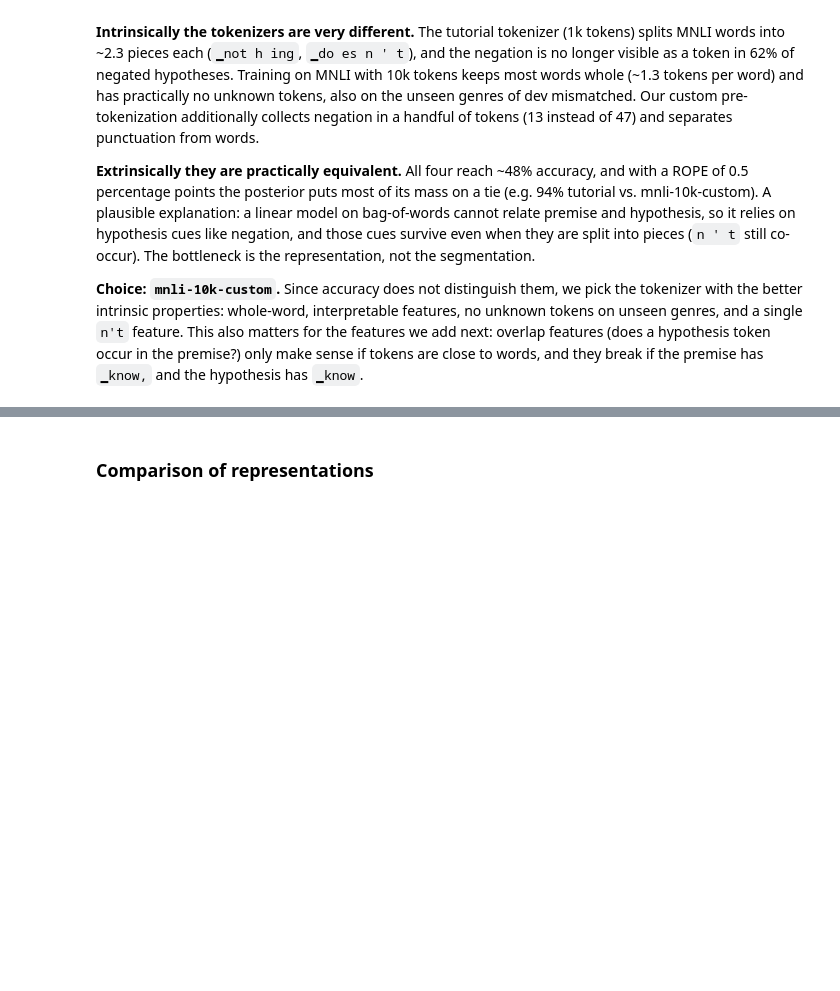
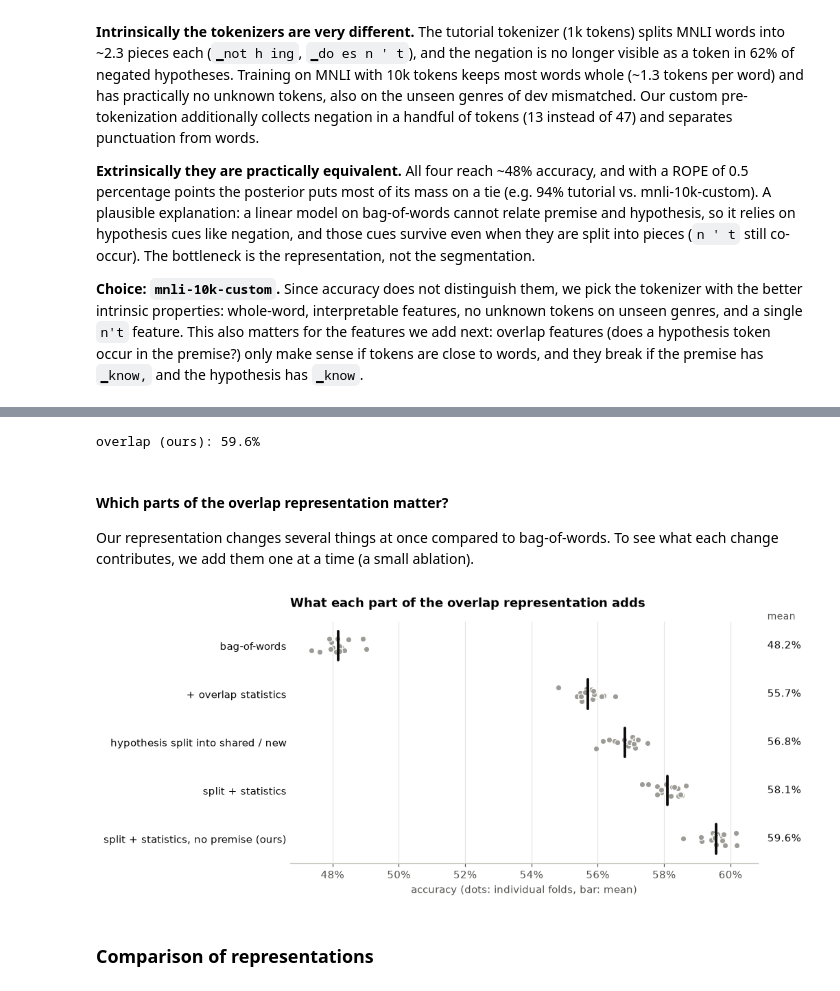
Before and after one commit to maksderylo/nlp1, a Jupyter notebook: part1/project.ipynb, the cells around one changed output, grey strips where cells are left out. Saved outputs shown, nothing was run; the diff lists cells and outputs as text; code cells hidden in the pictures; blank space fills up the shorter version.

```diff
--- a/part1/project.ipynb
+++ b/part1/project.ipynb
@@ -609,2 +699,6 @@ We compare three ways of turning a premise-hypothesis pair into features. All us
 # %%
-# token indicators: pair_matrix(..., binary=True), cross-validated
+representation_accuracies = {}
+
+X_indicators = part1.nli.pair_matrix(tokenizer, sample["premise"], sample["hypothesis"], binary=True)
+representation_accuracies["token indicators"] = cross_validate(logistic_regression, X_indicators)
+print(f"token indicators: {np.mean(representation_accuracies['token indicators']):.1%}")
@@ -615,2 +711,4 @@ Token counts (as in the tutorial).
 # %%
-# bag-of-words: pair_matrix(..., binary=False), cross-validated
+# same features, same model and same folds as the "premise + hypothesis" baseline, so the results are identical
+representation_accuracies["bag-of-words"] = baseline_accuracies["premise + hypothesis"]
+print(f"bag-of-words: {np.mean(representation_accuracies['bag-of-words']):.1%}")
@@ -621,2 +729,9 @@ Bag-of-words plus features that relate premise and hypothesis, which bag-of-word
 # %%
-# compute the overlap features for every pair
+shared, new, overlap_statistics = part1.nli.overlap_features(tokenizer, sample["premise"], sample["hypothesis"])
+X_overlap = hstack([shared, new, overlap_statistics]).tocsr()
+print(f"{X_overlap.shape[1]:,} features per pair")
+
+# do the statistics actually differ between the labels? (means over our sample)
+statistics_by_label = pd.DataFrame(overlap_statistics.toarray(), columns=part1.nli.OVERLAP_STATISTICS)
+statistics_by_label["label"] = sample["label_name"].to_numpy()
+statistics_by_label.groupby("label").mean().T[LABELS].round(2)
@@ -623,5 +748,25 @@ Bag-of-words plus features that relate premise and hypothesis, which bag-of-word
 # %%
-# combine bag-of-words and overlap features, cross-validated
+representation_accuracies["overlap (ours)"] = cross_validate(logistic_regression, X_overlap)
+print(f"overlap (ours): {np.mean(representation_accuracies['overlap (ours)']):.1%}")
+# %% [output]
+overlap (ours): 59.6%
+# %% [markdown]
+#### Which parts of the overlap representation matter?
+
+Our representation changes several things at once compared to bag-of-words. To see what each change contributes, we add them one at a time (a small ablation).
+# %%
+# start from bag-of-words and change one thing at a time
+ablation_accuracies = {
+    "bag-of-words": representation_accuracies["bag-of-words"],
+    "+ overlap statistics": cross_validate(logistic_regression, hstack([X_pair, overlap_statistics]).tocsr()),
+    "hypothesis split into shared / new": cross_validate(logistic_regression, hstack([X_premise, shared, new]).tocsr()),
+    "split + statistics": cross_validate(logistic_regression, hstack([X_premise, shared, new, overlap_statistics]).tocsr()),
+    "split + statistics, no premise (ours)": representation_accuracies["overlap (ours)"],
+}
+part1.nli.plot_accuracies(ablation_accuracies, title="What each part of the overlap representation adds",
+                          save_to=FIG_DIR / "representations_ablation.png")
+# %% [output]
+[figure, added]
 # %% [markdown]
 ### Comparison of representations
 # %%
```
Also changed, not shown: parts of 48 cells of this notebook, 2 other files.
